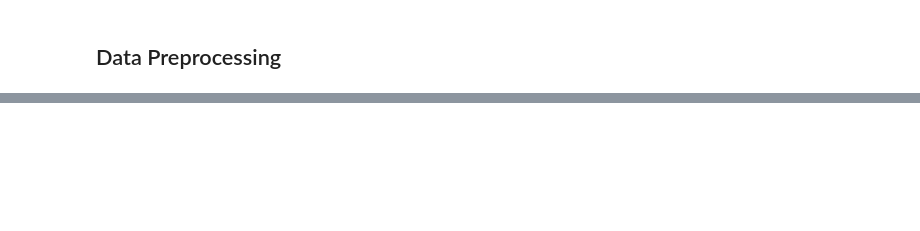
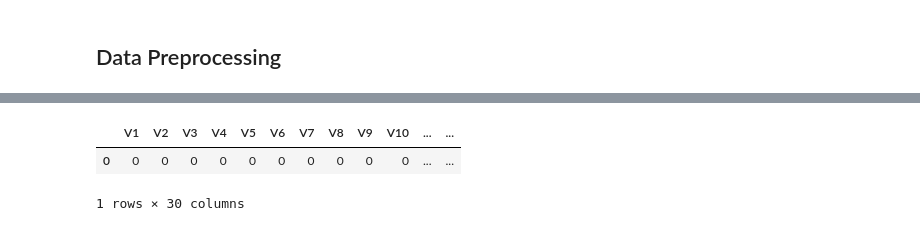
Before and after one commit to VladimirIsakov91/CreditCardFraud, a Jupyter notebook: CreditCardFraud.ipynb, the cells around one changed output, grey strips where cells are left out. Drawn from its saved outputs; the diff is of its cells as text; code cells hidden in the pictures; blank space fills up the shorter version.

```diff
--- a/CreditCardFraud.ipynb
+++ b/CreditCardFraud.ipynb
@@ -35,0 +23,2 @@ data.head()
+# %%
+session = SparkSession.builder.appName('CreditCardFraud').getOrCreate()
@@ -92,0 +105,10 @@ sns.distplot(X['V1'])
+# %%
+def find_null(data):
+    nulls = data.select([F.count(F.when(F.isnull(col), col)).alias(col) for col in data.columns])
+    return nulls.toPandas()
+
+find_null(data)
+# %% [output]
+|  | V1 | V2 | V3 | V4 | V5 | V6 | V7 | V8 | V9 | V10 | ... | ... |
+| 0 | 0 | 0 | 0 | 0 | 0 | 0 | 0 | 0 | 0 | 0 | ... | ... |
+1 rows × 30 columns
```
Also changed, not shown: parts of 15 cells of this notebook.
